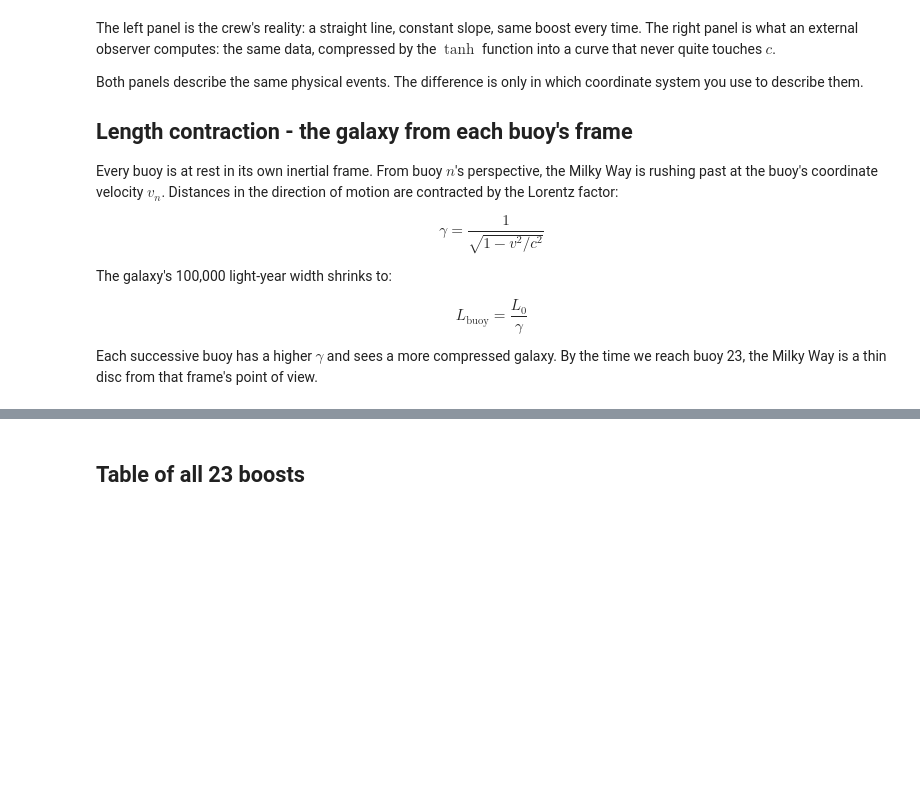
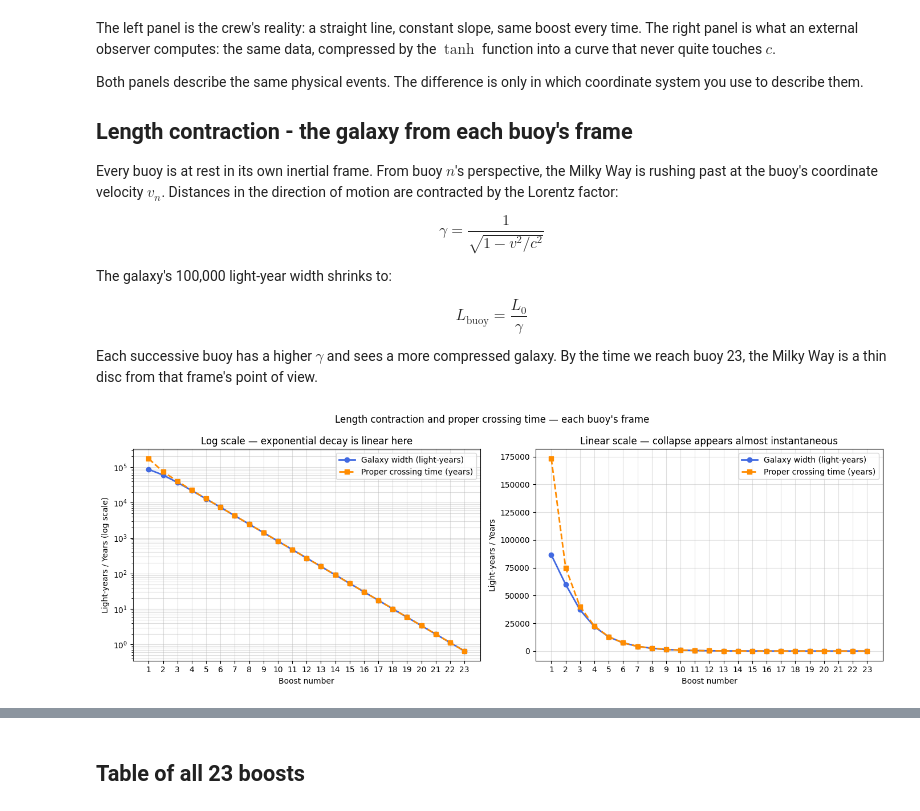
Before and after one commit to lookbusy1344/Relativity, a Jupyter notebook: Python/Dropping_buoys.ipynb, the cells around one changed output, grey strips where cells are left out. Drawn from its saved outputs; the diff is of its cells as text; code cells hidden in the pictures; blank space fills up the shorter version.

```diff
--- a/Python/Dropping_buoys.ipynb
+++ b/Python/Dropping_buoys.ipynb
@@ -216,3 +216,75 @@ The galaxy's 100,000 light-year width shrinks to:
 $$L_{\text{buoy}} = \frac{L_0}{\gamma} \tag{6}$$
 
 Each successive buoy has a higher $\gamma$ and sees a more compressed galaxy. By the time we reach buoy 23, the Milky Way is a thin disc from that frame's point of view.
+# %%
+# Galaxy width (contracted) and proper crossing time from each buoy's frame
+galaxy_widths_ly = []
+transit_times_yr = []
+
+for n in range(1, NUM_BUOYS + 1):
+    rapidity = rap_single * rl.ensure(str(n))
+    velocity = rl.velocity_from_rapidity(rapidity)
+    fraction = velocity / rl.c  # v/c, dimensionless
+    gamma = rl.lorentz_factor(velocity)
+    width = GALAXY_LY / gamma  # contracted width in light-years
+    # Proper time = contracted distance / buoy's velocity (ly / (v/c) = years since c=1ly/yr)
+    transit = width / fraction
+    galaxy_widths_ly.append(float(width))
+    transit_times_yr.append(float(transit))
+
+fig, (ax1, ax2) = plt.subplots(1, 2, figsize=(14, 5))
+
+for ax, log in ((ax1, True), (ax2, False)):
+    if log:
+        ax.semilogy(
+            boost_nums,
+            galaxy_widths_ly,
+            "o-",
+            color="royalblue",
+            linewidth=2,
+            markersize=6,
+            label="Galaxy width (light-years)",
+        )
+        ax.semilogy(
+            boost_nums,
+            transit_times_yr,
+            "s--",
+            color="darkorange",
+            linewidth=2,
+            markersize=6,
+            label="Proper crossing time (years)",
+        )
+        ax.set_title("Log scale — exponential decay is linear here")
+        ax.set_ylabel("Light-years / Years (log scale)")
+        ax.grid(True, alpha=0.4, which="both")
+    else:
+        ax.plot(
+            boost_nums,
+            galaxy_widths_ly,
+            "o-",
+            color="royalblue",
+            linewidth=2,
+            markersize=6,
+            label="Galaxy width (light-years)",
+        )
+        ax.plot(
+            boost_nums,
+            transit_times_yr,
+            "s--",
+            color="darkorange",
+            linewidth=2,
+            markersize=6,
+            label="Proper crossing time (years)",
+        )
+        ax.set_title("Linear scale — collapse appears almost instantaneous")
+        ax.set_ylabel("Light-years / Years")
+        ax.grid(True, alpha=0.4)
+    ax.set_xlabel("Boost number")
+    ax.legend()
+    ax.set_xticks(boost_nums)
+
+plt.suptitle("Length contraction and proper crossing time — each buoy's frame")
+plt.tight_layout()
+plt.show();
+# %% [output]
+[figure, added]
```
Also changed, not shown: parts of 1 cell of this notebook.
